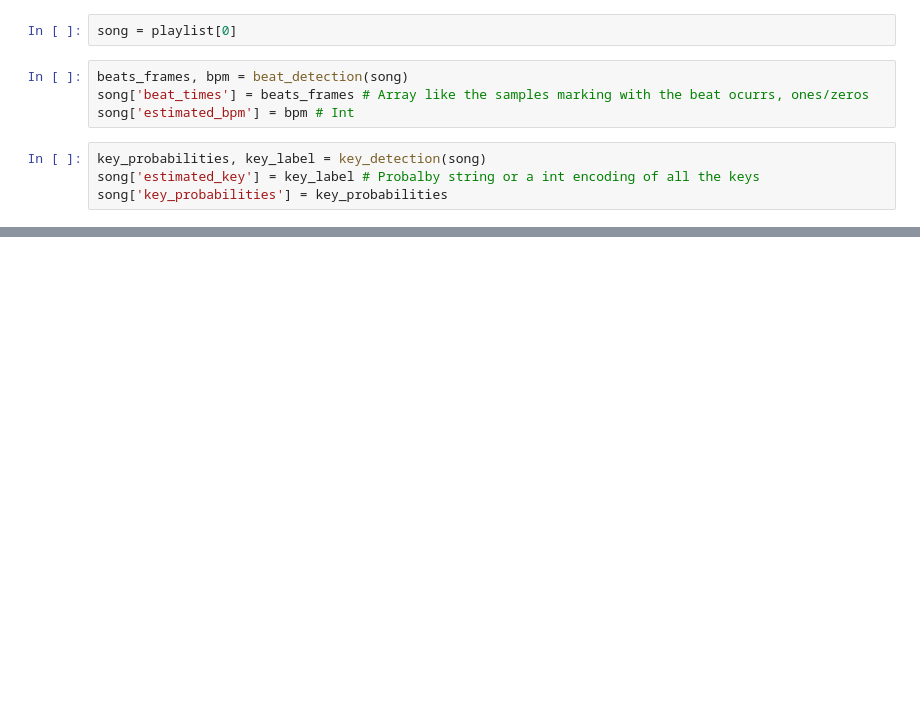
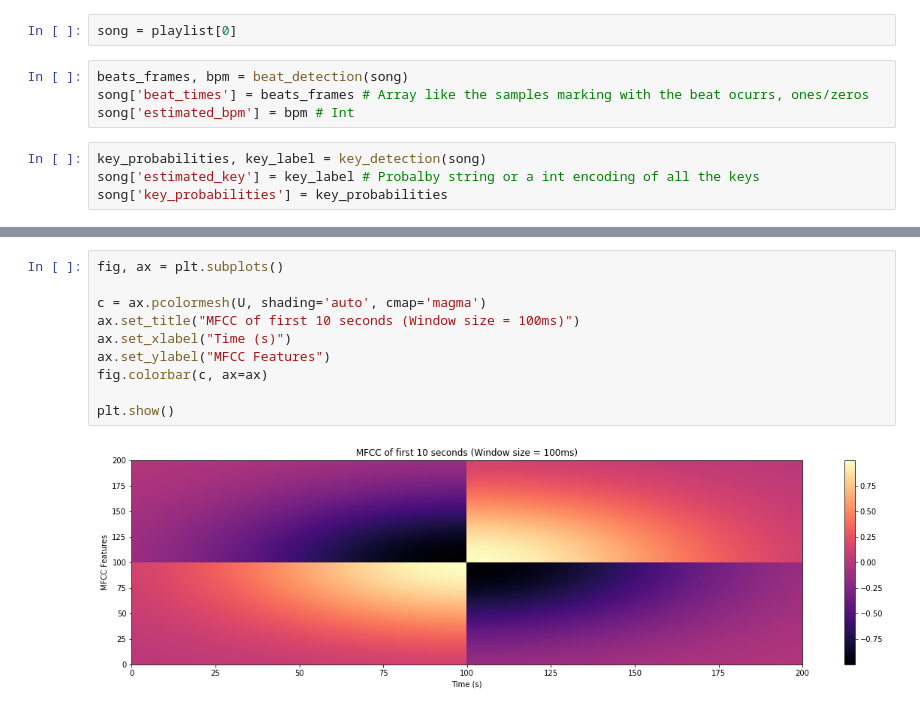
Before and after one commit to erikpiscator/song_mixing, a Jupyter notebook: code/Test region Javi.ipynb, the cells around one changed output, grey strips where cells are left out. Saved outputs shown, nothing was run; the diff lists cells and outputs as text; blank space fills up the shorter version.

```diff
--- a/code/Test region Javi.ipynb
+++ b/code/Test region Javi.ipynb
@@ -199,0 +231,12 @@ for i in range(length):
+# %%
+fig, ax = plt.subplots()
+
+c = ax.pcolormesh(U, shading='auto', cmap='magma')
+ax.set_title("MFCC of first 10 seconds (Window size = 100ms)")
+ax.set_xlabel("Time (s)")
+ax.set_ylabel("MFCC Features")
+fig.colorbar(c, ax=ax)
+
+plt.show()
+# %% [output]
+[figure, added]
```
Also changed, not shown: parts of 43 cells of this notebook, 8 other files.
